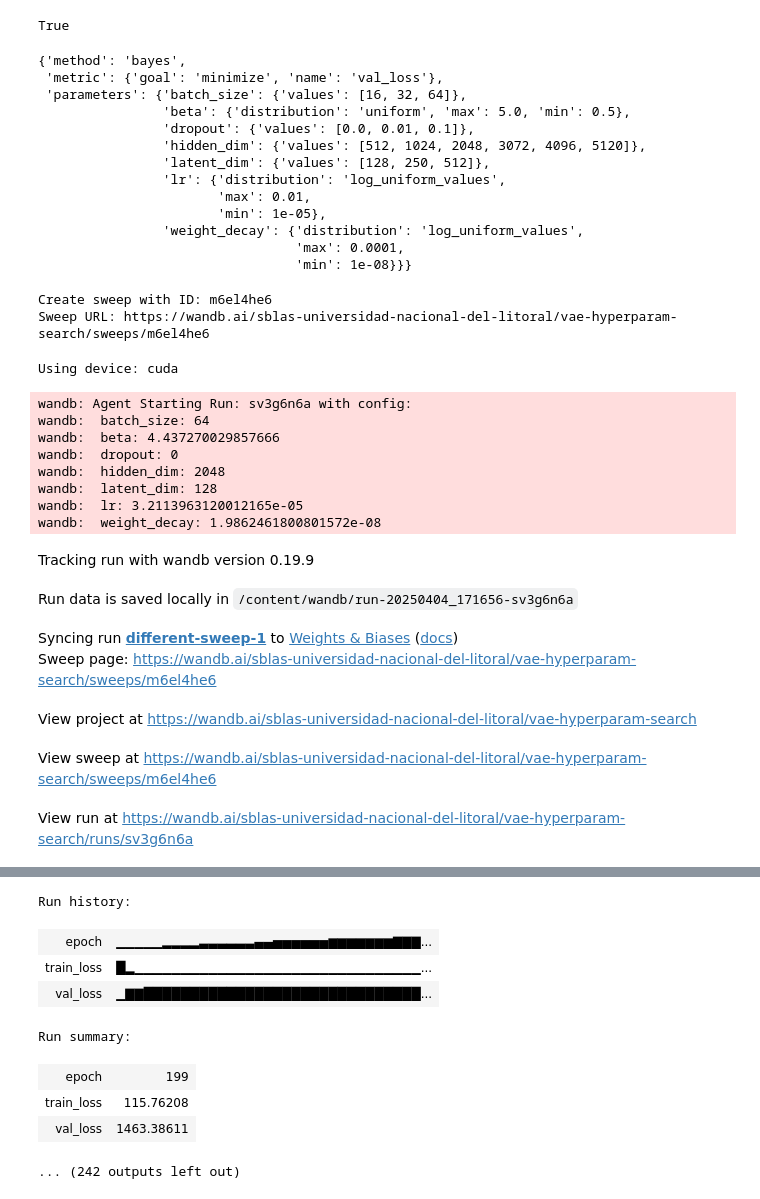
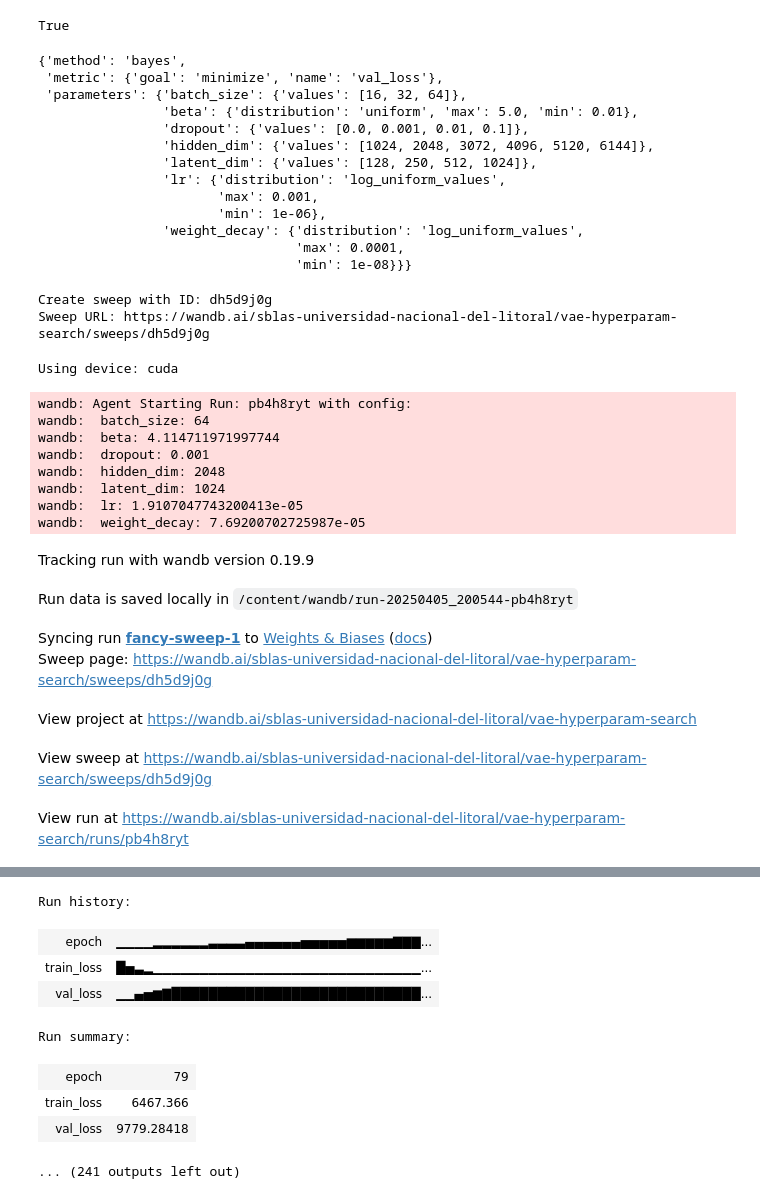
Before and after one commit to SantiagoVentinoBlasLaguzza/1st_paper, a Jupyter notebook: hyperparameters.ipynb, the cells around one changed output, grey strips where cells are left out. Saved outputs shown, nothing was run; the diff lists cells and outputs as text; code cells hidden in the pictures.

```diff
--- a/hyperparameters.ipynb
+++ b/hyperparameters.ipynb
@@ -22,23 +22,23 @@ sweep_config = {
     },
     'parameters': {
         'latent_dim': {
-            'values': [128, 250, 512]
+            'values': [128, 250, 512, 1024]
         },
         'hidden_dim': {
-            'values': [512, 1024, 2048, 3072, 4096, 5120]
+            'values': [1024, 2048, 3072, 4096, 5120, 6144]
         },
         'beta': {
             'distribution': 'uniform',
-            'min': 0.5,
+            'min': 0.01,
             'max': 5.0
         },
         'dropout': {
-            'values': [0.0, 0.01, 0.1]
+            'values': [0.0, 0.001, 0.01, 0.1]
         },
         'lr': {
             'distribution': 'log_uniform_values',
-            'min': 1e-5,
-            'max': 1e-2
+            'min': 1e-6,
+            'max': 1e-3
         },
         'batch_size': {
             'values': [16, 32, 64]
@@ -57,21 +57,21 @@ pprint.pprint(sweep_config)
 {'method': 'bayes',
  'metric': {'goal': 'minimize', 'name': 'val_loss'},
  'parameters': {'batch_size': {'values': [16, 32, 64]},
-                'beta': {'distribution': 'uniform', 'max': 5.0, 'min': 0.5},
-                'dropout': {'values': [0.0, 0.01, 0.1]},
-                'hidden_dim': {'values': [512, 1024, 2048, 3072, 4096, 5120]},
-                'latent_dim': {'values': [128, 250, 512]},
+                'beta': {'distribution': 'uniform', 'max': 5.0, 'min': 0.01},
+                'dropout': {'values': [0.0, 0.001, 0.01, 0.1]},
+                'hidden_dim': {'values': [1024, 2048, 3072, 4096, 5120, 6144]},
+                'latent_dim': {'values': [128, 250, 512, 1024]},
                 'lr': {'distribution': 'log_uniform_values',
-                       'max': 0.01,
-                       'min': 1e-05},
+                       'max': 0.001,
+                       'min': 1e-06},
                 'weight_decay': {'distribution': 'log_uniform_values',
                                  'max': 0.0001,
                                  'min': 1e-08}}}
 # %%
 sweep_id = wandb.sweep(sweep_config, project="vae-hyperparam-search")
 # %% [output]
-Create sweep with ID: m6el4he6
-Sweep URL: https://wandb.ai/sblas-universidad-nacional-del-litoral/vae-hyperparam-search/sweeps/m6el4he6
+Create sweep with ID: dh5d9j0g
+Sweep URL: https://wandb.ai/sblas-universidad-nacional-del-litoral/vae-hyperparam-search/sweeps/dh5d9j0g
 # %%
 # Función de pérdida
 def loss_function(recon_x, x, mu, logvar, beta):
@@ -109,8 +109,8 @@ def train():
     train_data = torch.load('/content/drive/MyDrive/1st_paper/fold_1/train_data_normed.pt')
     val_data = torch.load('/content/drive/MyDrive/1st_paper/fold_1/val_data_normed.pt')
 
-    train_loader = DataLoader(TensorDataset(train_data), batch_size=config.batch_size, shuffle=True)
-    val_loader = DataLoader(TensorDataset(val_data), batch_size=config.batch_size)
+    train_loader = DataLoader(TensorDataset(train_data), batch_size=config.batch_size, shuffle=True, num_workers=4)
+    val_loader = DataLoader(TensorDataset(val_data), batch_size=config.batch_size, num_workers=4)
 
     # Inicializa modelo con hiperparámetros del Sweep
     model = BetaVAE(config.latent_dim, config.hidden_dim, config.beta, config.dropout, input_channels=4).to(device)
@@ -120,7 +120,7 @@ def train():
 
     best_val_loss = float('inf')
 
-    epochs = 200  # Puedes ajustar esto o añadirlo al sweep_config
+    epochs = 80  # Puedes ajustar esto o añadirlo al sweep_config
 
     for epoch in range(epochs):
         model.train()
@@ -165,30 +165,30 @@ def train():
 # %% [output]
 Using device: cuda
 # %%
-wandb.agent(sweep_id, train, count=50)  # Realiza 20 experimentos diferentes
+wandb.agent(sweep_id, train, count=60)  # Realiza 20 experimentos diferentes
 # %% [output]
-wandb: Agent Starting Run: sv3g6n6a with config:
+wandb: Agent Starting Run: pb4h8ryt with config:
 wandb:  batch_size: 64
-wandb:  beta: 4.437270029857666
-wandb:  dropout: 0
+wandb:  beta: 4.114711971997744
+wandb:  dropout: 0.001
 wandb:  hidden_dim: 2048
-wandb:  latent_dim: 128
-wandb:  lr: 3.2113963120012165e-05
-wandb:  weight_decay: 1.9862461800801572e-08
+wandb:  latent_dim: 1024
+wandb:  lr: 1.9107047743200413e-05
+wandb:  weight_decay: 7.69200702725987e-05
 Tracking run with wandb version 0.19.9
-Run data is saved locally in /content/wandb/run-20250404_171656-sv3g6n6a
+Run data is saved locally in /content/wandb/run-20250405_200544-pb4h8ryt
-Syncing run different-sweep-1 to Weights & Biases (docs)
-Sweep page: https://wandb.ai/sblas-universidad-nacional-del-litoral/vae-hyperparam-search/sweeps/m6el4he6
+Syncing run fancy-sweep-1 to Weights & Biases (docs)
+Sweep page: https://wandb.ai/sblas-universidad-nacional-del-litoral/vae-hyperparam-search/sweeps/dh5d9j0g
 View project at https://wandb.ai/sblas-universidad-nacional-del-litoral/vae-hyperparam-search
-View sweep at https://wandb.ai/sblas-universidad-nacional-del-litoral/vae-hyperparam-search/sweeps/m6el4he6
+View sweep at https://wandb.ai/sblas-universidad-nacional-del-litoral/vae-hyperparam-search/sweeps/dh5d9j0g
-View run at https://wandb.ai/sblas-universidad-nacional-del-litoral/vae-hyperparam-search/runs/sv3g6n6a
+View run at https://wandb.ai/sblas-universidad-nacional-del-litoral/vae-hyperparam-search/runs/pb4h8ryt
 [interactive output not drawn]
 Run history:
-| epoch | ▁▁▁▁▁▂▂▂▂▃▃▃▃▃▃▄▄▅▅▅▅▅▅▆▆▆▆▆▆▆▇▇▇... |
-| train_loss | █▂▁▁▁▁▁▁▁▁▁▁▁▁▁▁▁▁▁▁▁▁▁▁▁▁▁▁▁▁▁▁▁... |
-| val_loss | ▁▇▇██████████████████████████████... |
+| epoch | ▁▁▁▁▂▂▂▂▂▂▃▃▃▃▄▄▄▄▄▄▅▅▅▅▅▆▆▆▆▆▇▇▇... |
+| train_loss | █▅▃▂▁▁▁▁▁▁▁▁▁▁▁▁▁▁▁▁▁▁▁▁▁▁▁▁▁▁▁▁▁... |
+| val_loss | ▁▁▄▅▆▇███████████████████████████... |
 Run summary:
-| epoch | 199 |
-| train_loss | 115.76208 |
-| val_loss | 1463.38611 |
+| epoch | 79 |
+| train_loss | 6467.366 |
+| val_loss | 9779.28418 |
-... (242 outputs left out)
+... (241 outputs left out)
```
